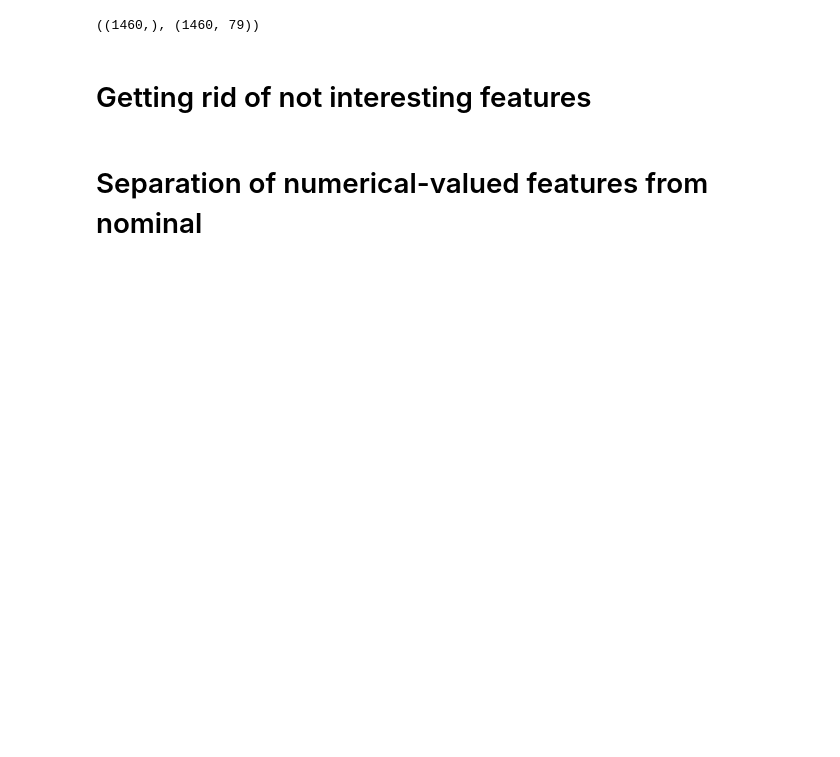
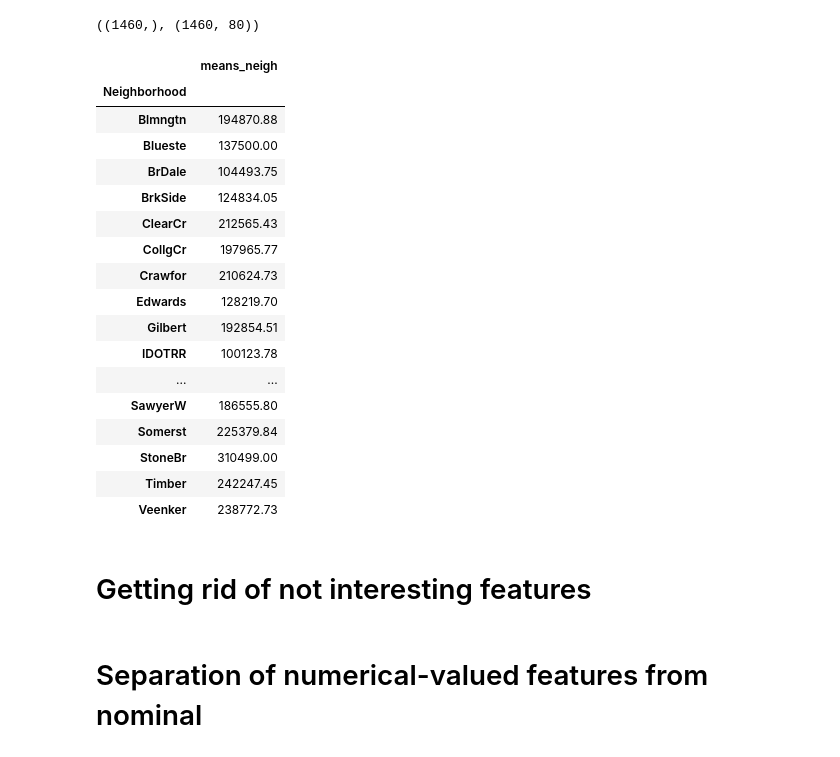
Before and after one commit to pbilinskyi/housing-price-prediction, a Jupyter notebook: preprocessing1_beautiful.ipynb, the cells around one changed output. Drawn from its saved outputs; the diff is of its cells as text; code cells hidden in the pictures; blank space fills up the shorter version.

```diff
--- a/preprocessing1_beautiful.ipynb
+++ b/preprocessing1_beautiful.ipynb
@@ -14,10 +14,34 @@ pd.set_option("display.precision", 2)
 df.head()
 
 y = df['SalePrice']
-df = df.drop(columns='SalePrice')
+# df = df.drop(columns='SalePrice')
 y.shape, df.shape
 # %% [output]
-((1460,), (1460, 79))
+((1460,), (1460, 80))
+# %%
+means_neigh = (pd.concat([df['Neighborhood'], y], axis=1)
+                     .pivot_table(index='Neighborhood', values='SalePrice', aggfunc='mean')
+                  )
+means_neigh.rename(columns={"SalePrice":"means_neigh"})
+# %% [output]
+|  | means_neigh |
+| Neighborhood |  |
+| Blmngtn | 194870.88 |
+| Blueste | 137500.00 |
+| BrDale | 104493.75 |
+| BrkSide | 124834.05 |
+| ClearCr | 212565.43 |
+| CollgCr | 197965.77 |
+| Crawfor | 210624.73 |
+| Edwards | 128219.70 |
+| Gilbert | 192854.51 |
+| IDOTRR | 100123.78 |
+| ... | ... |
+| SawyerW | 186555.80 |
+| Somerst | 225379.84 |
+| StoneBr | 310499.00 |
+| Timber | 242247.45 |
+| Veenker | 238772.73 |
 # %% [markdown]
 # Getting rid of not interesting features
 # %%
```
Also changed, not shown: parts of 1 cell of this notebook, 5 other files.
